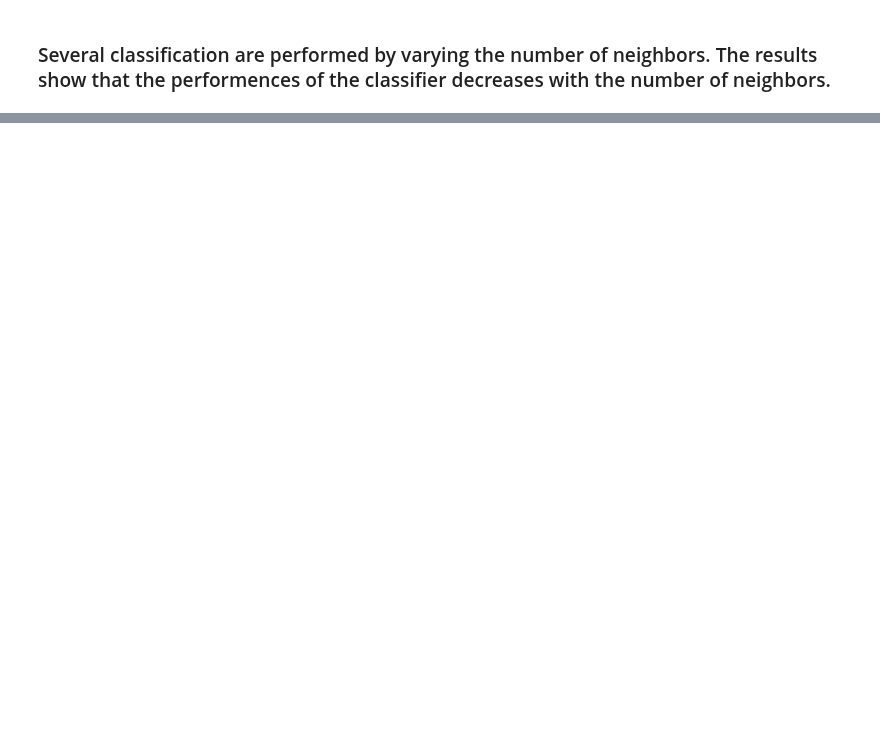
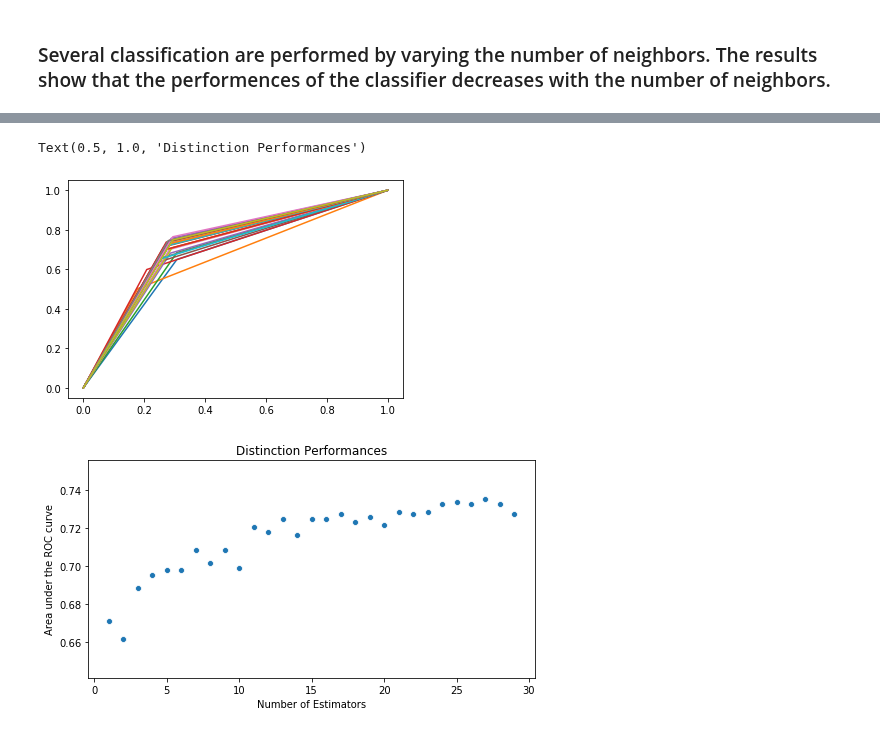
Before and after one commit to BenInTheBox/DataScienceInPractice, a Jupyter notebook: problem_set_3/assignement_2.ipynb, the cells around one changed output, grey strips where cells are left out. Cells and saved outputs as stored; diff of their text form; code cells hidden in the pictures; blank space fills up the shorter version.

Commit message:
RandomForestAdded

```diff
--- a/problem_set_3/assignement_2.ipynb
+++ b/problem_set_3/assignement_2.ipynb
@@ -433,0 +435,23 @@ Fscore : 0.7644110275689223
+# %%
+#RANDOM FOREST
+est_max=30
+roc_auc = np.zeros(est_max-1)
+for i in range(1,est_max):
+    regressor = RandomForestRegressor(n_estimators=i, random_state=0)
+    regressor.fit(input_x_train, y_train)
+    y_rd = regressor.predict(input_x_test)
+    y_rd = np.around(y_rd, decimals=0)
+
+    fpr, tpr, thresholds = metrics.roc_curve(y_test, y_rd)
+    roc_auc[i-1] = metrics.auc(fpr, tpr)
+    plt.plot(fpr, tpr)
+
+plt.figure(figsize=(8, 4))
+x = range(1, est_max)
+ax = sns.scatterplot(x, roc_auc)
+ax.set(xlabel='Number of Estimators', ylabel='Area under the ROC curve')
+plt.title("Distinction Performances")
+# %% [output]
+Text(0.5, 1.0, 'Distinction Performances')
+[figure, added]
+[figure, added]
```
Also changed, not shown: parts of 8 cells of this notebook.
